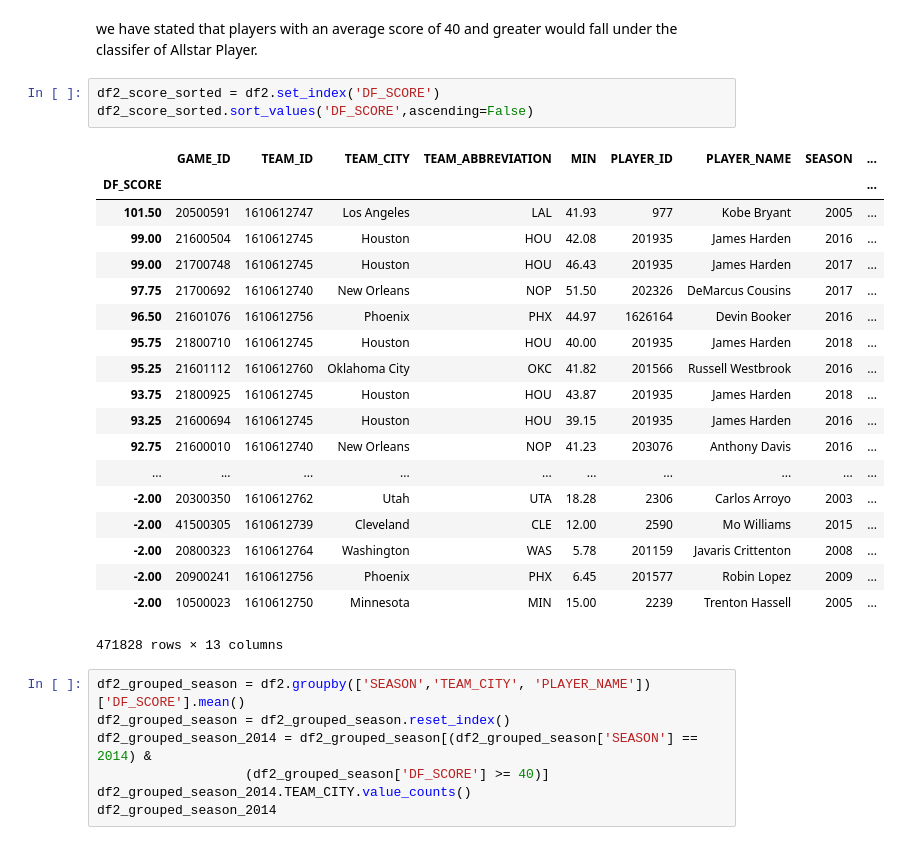
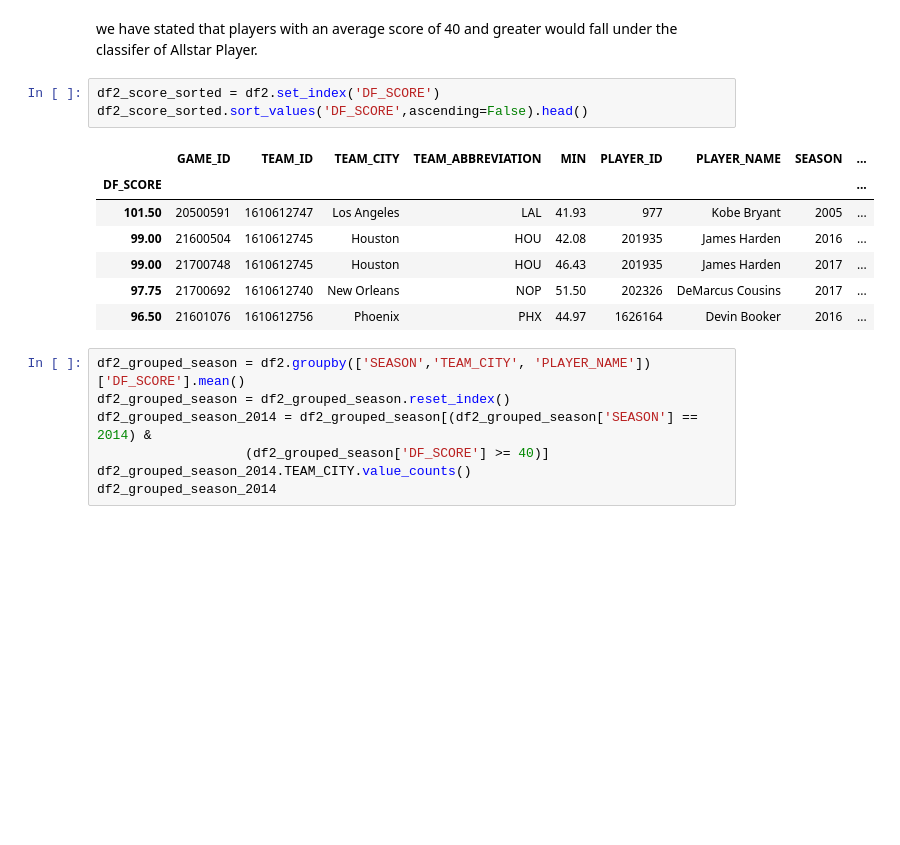
Before and after one commit to KGharib/Hypothesis-Testing-on-18-Seasons-of-NBA-Dataset, a Jupyter notebook: index.ipynb, the cells around one changed output. Cells and saved outputs as stored; diff of their text form; blank space fills up the shorter version.

```diff
--- a/index.ipynb
+++ b/index.ipynb
@@ -671,27 +667,15 @@ We used a two tailed Student t-test again as the samples were normally distribut
 we have stated that players with an average score of 40 and greater would fall under the classifer of Allstar Player.
 # %%
 df2_score_sorted = df2.set_index('DF_SCORE')
-df2_score_sorted.sort_values('DF_SCORE',ascending=False)
+df2_score_sorted.sort_values('DF_SCORE',ascending=False).head()
 # %% [output]
 |  | GAME_ID | TEAM_ID | TEAM_CITY | TEAM_ABBREVIATION | MIN | PLAYER_ID | PLAYER_NAME | SEASON | ... |
 | DF_SCORE |  |  |  |  |  |  |  |  | ... |
 | 101.50 | 20500591 | 1610612747 | Los Angeles | LAL | 41.93 | 977 | Kobe Bryant | 2005 | ... |
 | 99.00 | 21600504 | 1610612745 | Houston | HOU | 42.08 | 201935 | James Harden | 2016 | ... |
 | 99.00 | 21700748 | 1610612745 | Houston | HOU | 46.43 | 201935 | James Harden | 2017 | ... |
 | 97.75 | 21700692 | 1610612740 | New Orleans | NOP | 51.50 | 202326 | DeMarcus Cousins | 2017 | ... |
 | 96.50 | 21601076 | 1610612756 | Phoenix | PHX | 44.97 | 1626164 | Devin Booker | 2016 | ... |
-| 95.75 | 21800710 | 1610612745 | Houston | HOU | 40.00 | 201935 | James Harden | 2018 | ... |
-| 95.25 | 21601112 | 1610612760 | Oklahoma City | OKC | 41.82 | 201566 | Russell Westbrook | 2016 | ... |
-| 93.75 | 21800925 | 1610612745 | Houston | HOU | 43.87 | 201935 | James Harden | 2018 | ... |
-| 93.25 | 21600694 | 1610612745 | Houston | HOU | 39.15 | 201935 | James Harden | 2016 | ... |
-| 92.75 | 21600010 | 1610612740 | New Orleans | NOP | 41.23 | 203076 | Anthony Davis | 2016 | ... |
-| ... | ... | ... | ... | ... | ... | ... | ... | ... | ... |
-| -2.00 | 20300350 | 1610612762 | Utah | UTA | 18.28 | 2306 | Carlos Arroyo | 2003 | ... |
-| -2.00 | 41500305 | 1610612739 | Cleveland | CLE | 12.00 | 2590 | Mo Williams | 2015 | ... |
-| -2.00 | 20800323 | 1610612764 | Washington | WAS | 5.78 | 201159 | Javaris Crittenton | 2008 | ... |
-| -2.00 | 20900241 | 1610612756 | Phoenix | PHX | 6.45 | 201577 | Robin Lopez | 2009 | ... |
-| -2.00 | 10500023 | 1610612750 | Minnesota | MIN | 15.00 | 2239 | Trenton Hassell | 2005 | ... |
-471828 rows × 13 columns
 # %%
 df2_grouped_season = df2.groupby(['SEASON','TEAM_CITY', 'PLAYER_NAME'])['DF_SCORE'].mean()
 df2_grouped_season = df2_grouped_season.reset_index()
```
Also changed, not shown: parts of 16 cells of this notebook.
